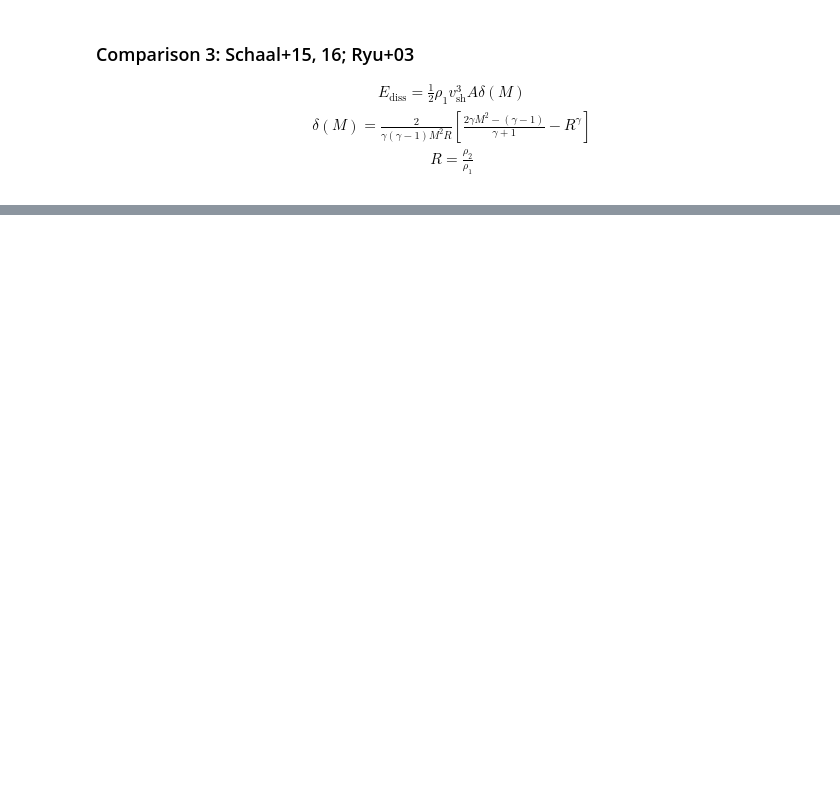
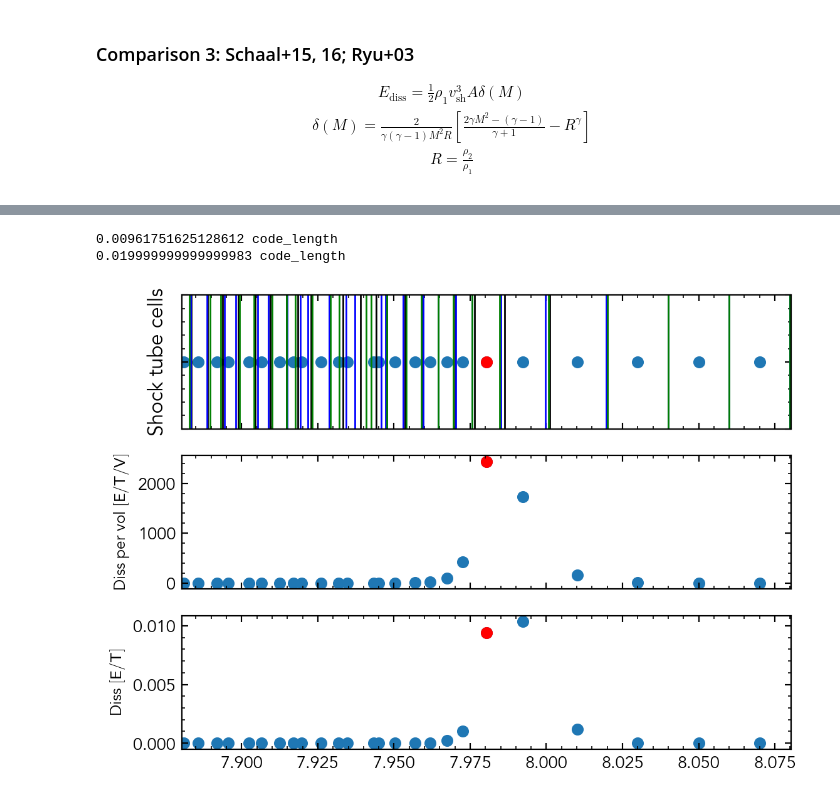
Before and after one commit to rich-tde/tde-shock-dissipation, a Jupyter notebook: notebooks/0.3-dissipation-analytic-shock.ipynb, the cells around one changed output, grey strips where cells are left out. Drawn from its saved outputs; the diff is of its cells as text; code cells hidden in the pictures; blank space fills up the shorter version.

```diff
--- a/notebooks/0.3-dissipation-analytic-shock.ipynb
+++ b/notebooks/0.3-dissipation-analytic-shock.ipynb
@@ -427,0 +443,42 @@ unyt_quantity(8.51064944e-06, 'code_length**2*code_mass/code_time**3')
+# %%
+#trying sth
+i_maxdiss = np.argmax(snap.dissipation)
+print(snap.volume[i_maxdiss]/A)
+print(np.mean(snap.volume/A))
+# %% [output]
+0.00961751625128612 code_length
+0.019999999999999983 code_length
+# %%
+# Looking at the shock front
+fig, ax = plt.subplots(3, 1, sharex=True)
+
+ax[0].scatter(snap.x, np.ones_like(snap.x))
+ax[0].scatter(snap.x[i_maxdiss], 1, color='r')
+
+# Voronoi lines
+i_sortx = np.argsort(snap.x)
+x_sorted = snap.x[i_sortx]
+ax[0].vlines((x_sorted[1:] + x_sorted[:-1])/2, ymin=0, ymax=2, color='k')
+
+# Volume splitting
+lcell = snap.volume / A
+ax[0].vlines(snap.x + lcell/2, ymin=0, ymax=2, color='b')
+ax[0].vlines(snap.x - lcell/2, ymin=0, ymax=2, color='g')
+
+ax[0].set_ylabel(r'Shock tube cells')
+ax[0].set_ylim(0, 2)
+ax[0].set_yticklabels('')
+
+ax[1].scatter(snap.x, snap.dissipation)
+ax[1].scatter(snap.x[i_maxdiss], snap.dissipation[i_maxdiss], color='r')
+ax[1].set_ylabel(r'Diss per vol $\mathsf{[E/T/V]}$', fontsize=9)
+
+ax[2].scatter(snap.x, snap.dissipation * snap.volume)
+ax[2].scatter(snap.x[i_maxdiss], snap.dissipation[i_maxdiss] * snap.volume[i_maxdiss], color='r')
+ax[2].set_ylabel(r'Diss $\mathsf{[E/T]}$', fontsize=9)
+
+plt.xlim(snap.x[i_maxdiss].value-0.1, snap.x[i_maxdiss].value+0.1)
+
+plt.show()
+# %% [output]
+[figure, added]
```
Also changed, not shown: parts of 28 cells of this notebook.
